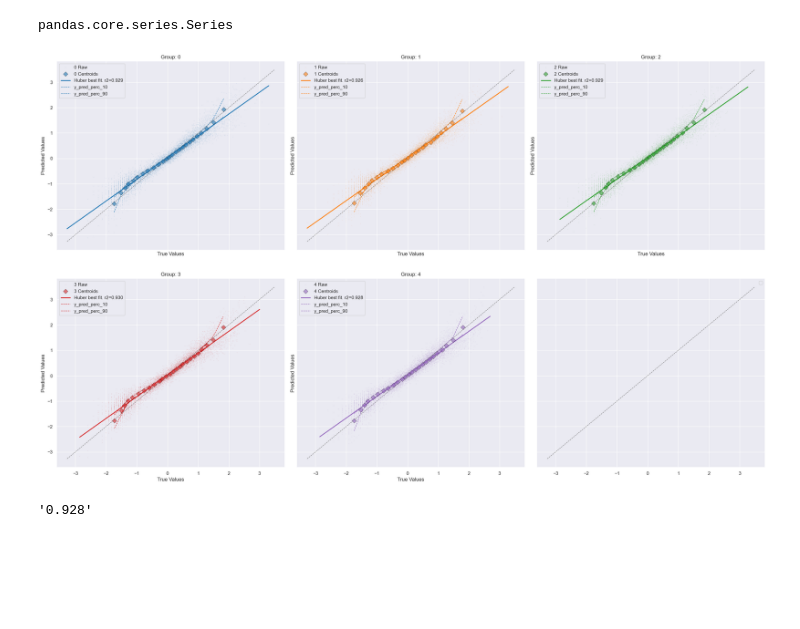
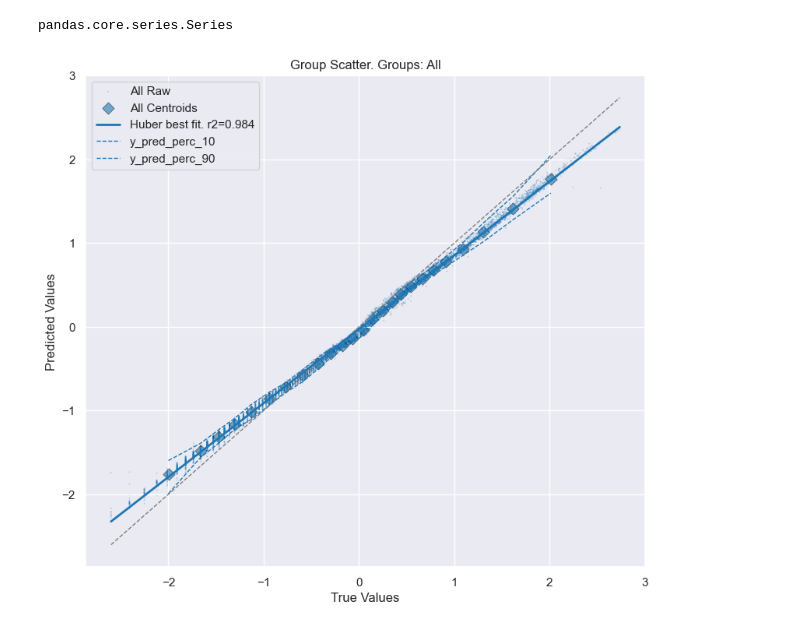
Before and after one commit to akseldkw07/kret_projects, a Jupyter notebook: projects/beijing/run-beijing.ipynb, the cells around one changed output. Drawn from its saved outputs; the diff is of its cells as text; code cells hidden in the pictures; blank space fills up the shorter version.

```diff
--- a/projects/beijing/run-beijing.ipynb
+++ b/projects/beijing/run-beijing.ipynb
@@ -147,7 +136,3 @@ checkpoint_path = beijing_lstm.ckpt_file_name()
 checkpoint_path
 # %% [output]
 PosixPath('/Users/Akseldkw/coding/data_kretsinger/lightning_logs/BeijingAirQualityLSTM/v_000/best-epoch=05-val_loss=0.02.ckpt')
-# %%
-beijing_lstm_load = BeijingAirQualityLSTM.load_from_checkpoint(
-    checkpoint_path, map_location="mps", strict=True, weights_only=False
-)
@@ -155,0 +139,4 @@ Saving hparams, ignoring ()
+# %%
+beijing_lstm_load = BeijingAirQualityLSTM.load_from_checkpoint_custom(map_location="cpu")
+beijing_lstm_load.eval()
+# beijing_lstm_load.to("mps")
@@ -182,3 +180,8 @@ tensor_temporal =
+# %%
+tensor1d = TensorDatasetCustom.from_pd_xy(
+    beijing_dm.x_y_processed.X.iloc[beijing_dm.SplitIdx.val], beijing_dm.x_y_processed.y.iloc[beijing_dm.SplitIdx.val]
+)
+tensor_temporal = UKS_TORCH_UTILS.create_sequence(tensor1d, sequence_length=beijing_dm.sequence_length, target_offset=0)
 # %%
 y_val = tensor_temporal.tensors[1].to(beijing_lstm.device)
 y_val.shape
@@ -210,18 +215,14 @@ from kret_matplotlib.groupscatter import GroupScatter
 ones = np.ones_like(y_val.squeeze(-1).numpy(force=True))
 random_ints = np.random.randint(0, 5, size=y_val.shape[0])
 # %%
-gs = GroupScatter(y_val, y_hat, random_ints, regression_func="Huber")
+gs = GroupScatter(y_val, y_hat, regression_func="Huber")
 # %%
 type(gs._df_input.category)
 # %% [output]
 pandas.core.series.Series
 # %%
-gs.plot(ax="separate", scatters=("centroids", "raw"), percentiles=(10,))
+gs.plot(ax="shared", scatters=("centroids", "raw"), percentiles=(10,))
 # %% [output]
-[figure, old version]
+[figure, new version]
 # %%
 r2 = r2_score_pt(y_hat, y_val).item()
-# %%
-f"{r2:.3f}"
-# %% [output]
-'0.928'
```
Also changed, not shown: parts of 11 cells of this notebook.
